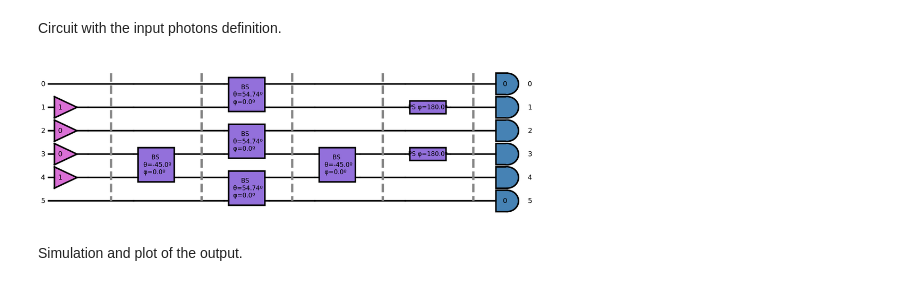
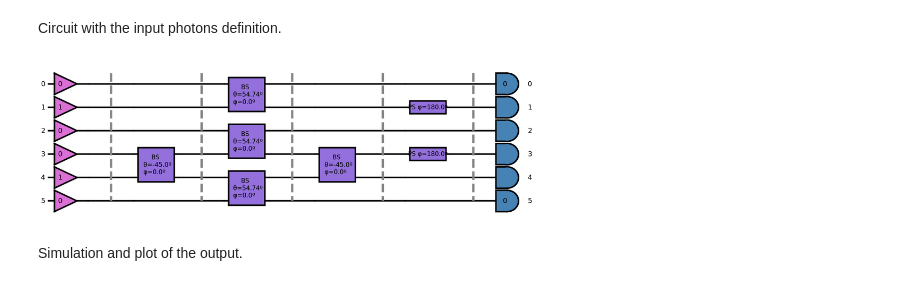
Before and after one commit to SOQCSAdmin/SOQCS, a Jupyter notebook: examples/live2.ipynb, the cells around one changed output. Saved outputs shown, nothing was run; the diff lists cells and outputs as text; code cells hidden in the pictures.

```diff
--- a/examples/live2.ipynb
+++ b/examples/live2.ipynb
@@ -56,12 +62,12 @@ qmap=[[1, 3],
 # %% [markdown]
 Circuit with the input photons definition.
 # %%
-cnot10=soqcs.qodev(2,6);  # Create a circuit
-cnot10.qubits([1,0],qmap) # Define the input
-cnot10 << cnot            # Append the gates
-cnot10.show(depth=20)     # Shpw the resulting circuit.
+cnot10=soqcs.qodev(2,6);        # Create a circuit
+cnot10.qubits([1,0],[0,0],qmap) # Define the input
+cnot10 << cnot                  # Append the gates
+cnot10.show(depth=20,slin=1)    # Show the resulting circuit.
 # %% [output]
-[figure, old version]
+[figure, new version]
 # %% [markdown]
 Simulation and plot of the output.
 # %%
```
Also changed, not shown: parts of 4 cells of this notebook, 10 other files.
